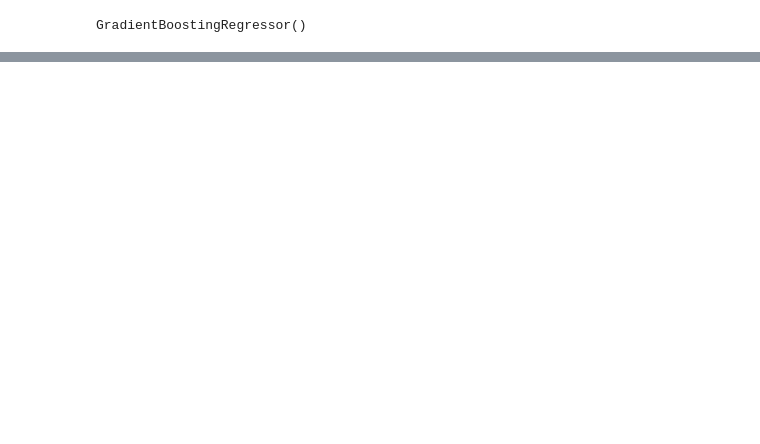
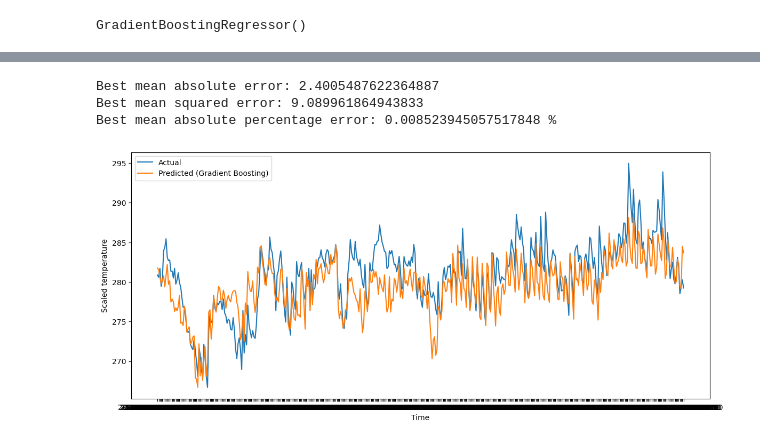
Before and after one commit to AlexaVT03/Project2-2, a Jupyter notebook: Project_2-2/Python/Gradient Boosting/GradientBoosting.ipynb, the cells around one changed output, grey strips where cells are left out. Cells and saved outputs as stored; diff of their text form; code cells hidden in the pictures; blank space fills up the shorter version.

```diff
--- a/Project_2-2/Python/Gradient Boosting/GradientBoosting.ipynb
+++ b/Project_2-2/Python/Gradient Boosting/GradientBoosting.ipynb
@@ -137,0 +139,48 @@ plt.show()
+# %%
+# Load the test data (2024)
+nl_test_df = pd.read_csv('/Users/jesselemeer/Documents/GitHub/Project2-2/Project_2-2/NL_data/test_set/processed_data.csv')
+
+# Filter data for Amsterdam
+ams_test_df = nl_test_df[(nl_test_df['latitude'] == 52.25) & (nl_test_df['longitude'] == 5.)]
+
+# Sort values by time and set time as index
+ams_test_df = ams_test_df.sort_values(by='time').set_index('time')
+
+# Drop unnecessary columns
+ams_test_df = ams_test_df.drop(['latitude', 'longitude', 'surface', 'step', 'number', 'valid_time', 'd2m'], axis=1)
+
+# Rename 't2m' column to 'temp'
+# ams_df.rename(columns={'t2m': 'temp'}, inplace=True)
+
+# this just moves temp to the right of the DF, easier for X / y split
+ams_test_df['temp'] = ams_test_df['t2m']
+ams_test_df = ams_test_df.drop(['t2m'], axis = 1)
+# %%
+#split into x and y
+X_test, Y_test = ams_test_df.iloc[:, :-1], ams_test_df['temp']
+# %%
+best_Y_pred = best_gbr.predict(X_test)
+# %%
+best_mae = mean_absolute_error(Y_test, best_Y_pred)
+best_mse = mean_squared_error(Y_test, best_Y_pred)
+best_mape = mean_absolute_percentage_error(Y_test, best_Y_pred)
+
+print("Best mean absolute error:", best_mae)
+print("Best mean squared error:", best_mse)
+print(f"Best mean absolute percentage error: {best_mape} %")
+# %% [output]
+Best mean absolute error: 2.4005487622364887
+Best mean squared error: 9.089961864943833
+Best mean absolute percentage error: 0.008523945057517848 %
+# %%
+# Plotting the results
+plt.figure(figsize=(14, 6))
+plt.plot(Y_test, label='Actual')
+plt.plot(best_Y_pred, label='Predicted (Gradient Boosting)')
+plt.xlabel('Time')
+plt.ylabel('Scaled temperature') #in this case
+
+plt.legend()
+plt.show()
+# %% [output]
+[figure, added]
```
Also changed, not shown: parts of 9 cells of this notebook, 1 other file.
